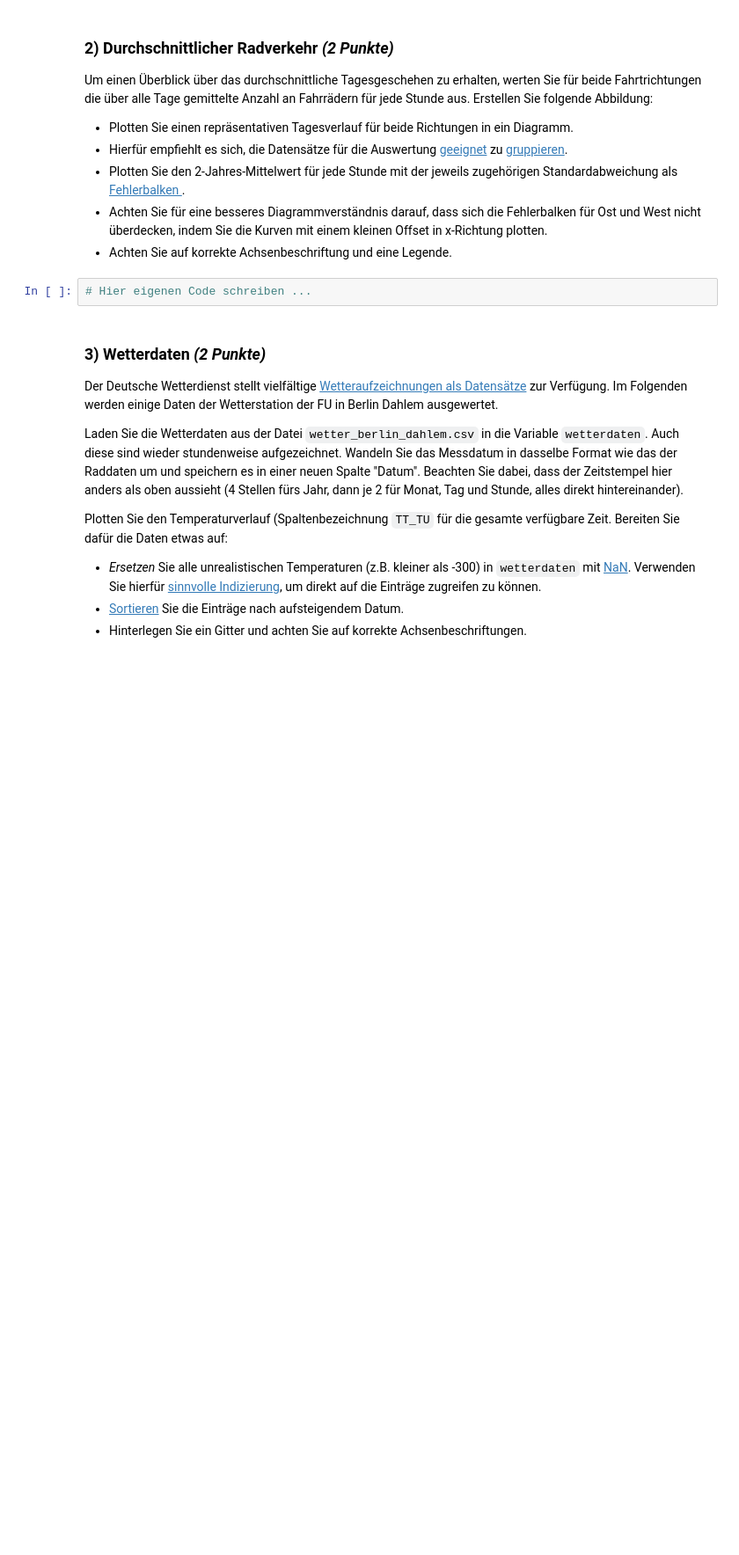
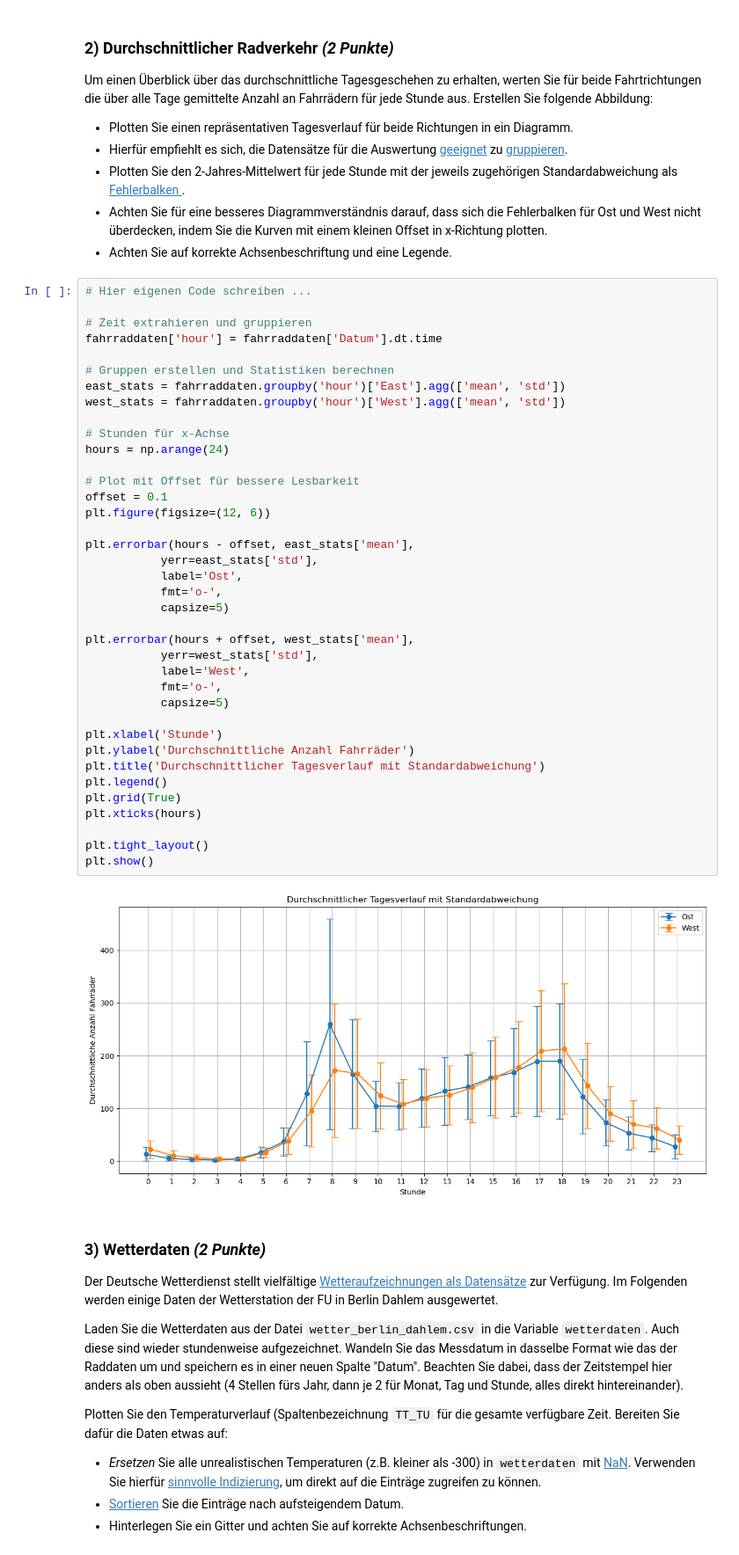
Before and after one commit to glueckf/Python-f-r-Ingenieure, a Jupyter notebook: pa05/PA5.ipynb, the cells around one changed output. Shown at 88% size. Saved outputs shown, nothing was run; the diff lists cells and outputs as text; blank space fills up the shorter version.

```diff
--- a/pa05/PA5.ipynb
+++ b/pa05/PA5.ipynb
@@ -85,6 +159,44 @@ Erstellen Sie folgende Abbildung:
  - Achten Sie auf korrekte Achsenbeschriftung und eine Legende.
 # %%
 # Hier eigenen Code schreiben ...
+
+# Zeit extrahieren und gruppieren
+fahrraddaten['hour'] = fahrraddaten['Datum'].dt.time
+
+# Gruppen erstellen und Statistiken berechnen
+east_stats = fahrraddaten.groupby('hour')['East'].agg(['mean', 'std'])
+west_stats = fahrraddaten.groupby('hour')['West'].agg(['mean', 'std'])
+
+# Stunden für x-Achse
+hours = np.arange(24)
+
+# Plot mit Offset für bessere Lesbarkeit
+offset = 0.1
+plt.figure(figsize=(12, 6))
+
+plt.errorbar(hours - offset, east_stats['mean'],
+           yerr=east_stats['std'],
+           label='Ost',
+           fmt='o-',
+           capsize=5)
+
+plt.errorbar(hours + offset, west_stats['mean'],
+           yerr=west_stats['std'],
+           label='West',
+           fmt='o-',
+           capsize=5)
+
+plt.xlabel('Stunde')
+plt.ylabel('Durchschnittliche Anzahl Fahrräder')
+plt.title('Durchschnittlicher Tagesverlauf mit Standardabweichung')
+plt.legend()
+plt.grid(True)
+plt.xticks(hours)
+
+plt.tight_layout()
+plt.show()
+# %% [output]
+[figure, added]
 # %% [markdown]
 ### 3) Wetterdaten _(2 Punkte)_
 
```
Also changed, not shown: parts of 7 cells of this notebook.
